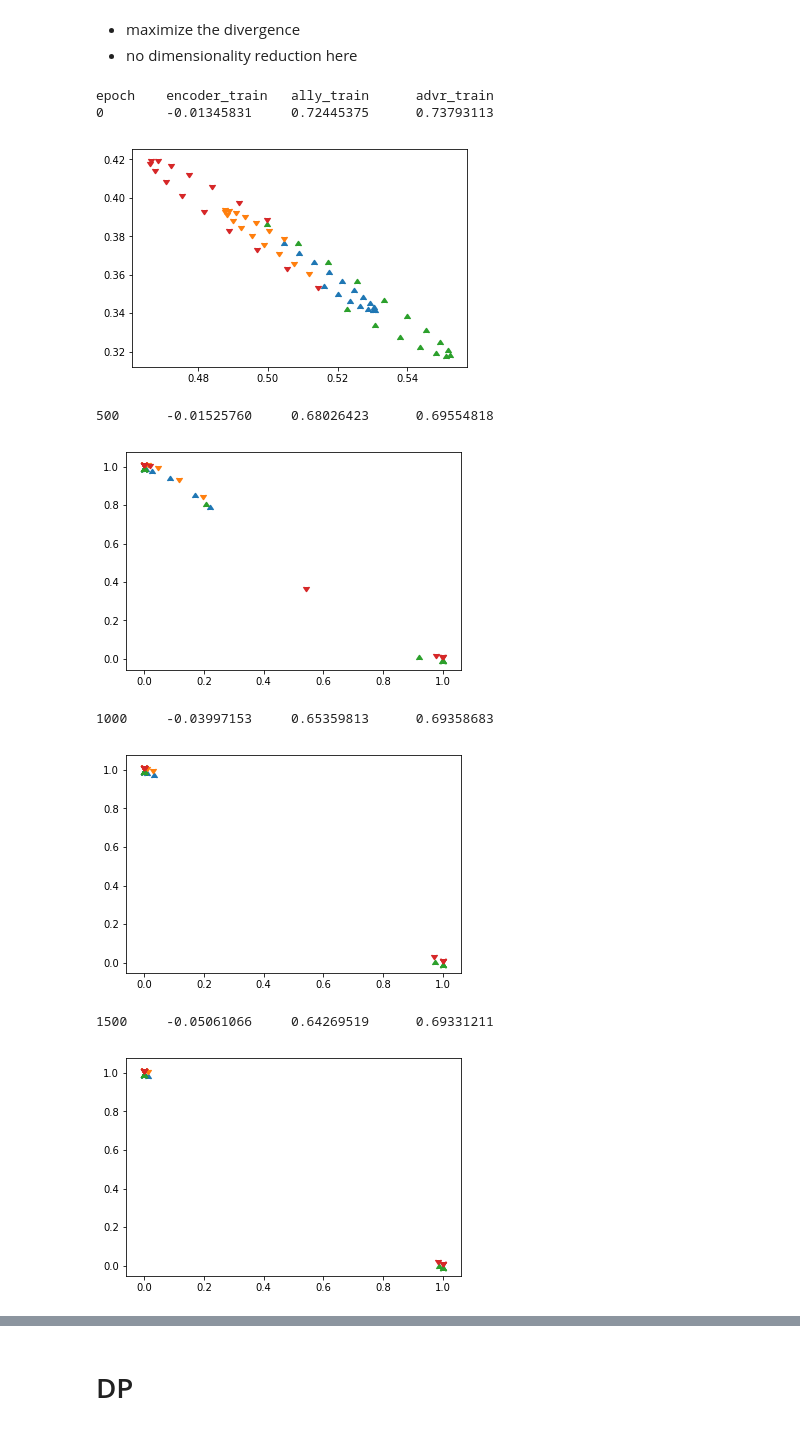
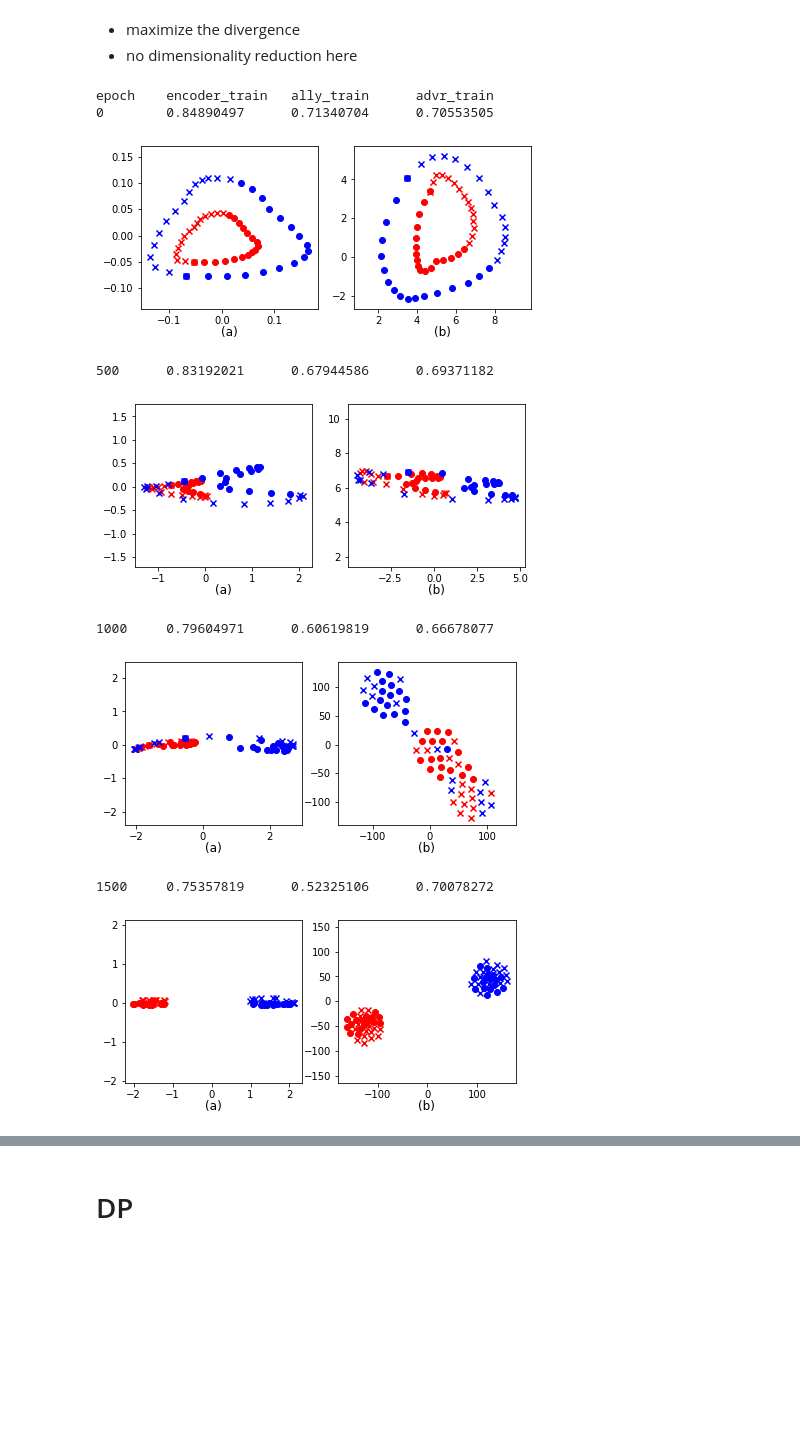
Before and after one commit to shams-sam/PrivacyGANs, a Jupyter notebook: 06. InterpretationTrialCircularDataset.ipynb, the cells around one changed output, grey strips where cells are left out. Drawn from its saved outputs; the diff is of its cells as text; code cells hidden in the pictures; blank space fills up the shorter version.

```diff
--- a/06. InterpretationTrialCircularDataset.ipynb
+++ b/06. InterpretationTrialCircularDataset.ipynb
@@ -139,7 +179,7 @@ print("epoch \t Aencoder_train")
 ae_epoch = []
 ae_train = []
 
-for epoch in range(1001):
+for epoch in range(10001):
     auto_encoder.train()
     ae_optimizer.zero_grad()
 
@@ -151,7 +191,7 @@ for epoch in range(1001):
     ae_epoch.append(epoch)
     ae_train.append(ae_loss.item())
 
-    if epoch%100!=0:
+    if epoch%1000!=0:
         continue
 
     print('{} \t {:.8f}'.format(
@@ -203,11 +243,12 @@ class Encoder(torch.nn.Module):
         self.relu = torch.nn.ReLU()
         self.fc2 = torch.nn.Linear(self.hidden_size, self.output_size)
         self.sigmoid = torch.nn.Sigmoid()
+        self.tanh = torch.nn.Tanh()
     def forward(self, x):
         hidden = self.fc1(x)
         relu = self.relu(hidden)
         output = self.fc2(relu)
-        output = self.sigmoid(output)
+        output = self.tanh(output)
         return output
 
 
@@ -221,9 +262,10 @@ class Ally(torch.nn.Module):
         self.relu = torch.nn.ReLU()
         self.fc2 = torch.nn.Linear(self.hidden_size, self.output_size)
         self.sigmoid = torch.nn.Sigmoid()
+        self.tanh = torch.nn.Tanh()
     def forward(self, x):
         hidden = self.fc1(x)
-        relu = self.sigmoid(hidden)
+        relu = self.relu(hidden)
         output = self.fc2(relu)
         output = self.sigmoid(output)
         return output
@@ -239,10 +281,10 @@ class Adversary(torch.nn.Module):
         self.relu = torch.nn.ReLU()
         self.fc2 = torch.nn.Linear(self.hidden_size, self.output_size)
         self.sigmoid = torch.nn.Sigmoid()
-
+        self.tanh = torch.nn.Tanh()
     def forward(self, x):
         hidden = self.fc1(x)
-        relu = self.sigmoid(hidden)
+        relu = self.relu(hidden)
         output = self.fc2(relu)
         output = self.sigmoid(output)
         return output
@@ -251,18 +295,20 @@ def train_privacy_gan(alpha, lr_encd, lr_ally, lr_advr, n_iter_gan, d_reps, plot
     encoding_dimension = X_pca.shape[1]
     encoder = Encoder(
         input_size=X_torch.shape[1],
-        hidden_size=encoding_dimension*2,
-        output_size=encoding_dimension)
+        hidden_size=encoding_dimension*8,
+        output_size=encoding_dimension*4)
     ally = Ally(
-        input_size=encoding_dimension,
-        hidden_size=encoding_dimension*2,
+        input_size=encoding_dimension*4,
+        hidden_size=encoding_dimension*8,
         output_size=y_ally_torch.shape[1])
     adversary = Adversary(
-        input_size=encoding_dimension,
-        hidden_size=encoding_dimension*2,
+        input_size=encoding_dimension*4,
+        hidden_size=encoding_dimension*8,
         output_size=y_advr_torch.shape[1])
 
     criterion = torch.nn.BCEWithLogitsLoss()
+    kldiv = torch.nn.KLDivLoss()
+    l1_loss = torch.nn.L1Loss()
     optimizer = torch.optim.Adam
     encd_optimizer = optimizer(encoder.parameters(), lr = lr_encd)
     ally_optimizer = optimizer(ally.parameters(), lr=lr_ally)
@@ -288,8 +334,9 @@ def train_privacy_gan(alpha, lr_encd, lr_ally, lr_advr, n_iter_gan, d_reps, plot
         y_advr_torch_hat = adversary(X_ganencoded)
         # Compute Loss
         ally_loss = criterion(y_ally_torch_hat, y_ally_torch)
-        advr_loss = criterion(y_advr_torch_hat, y_advr_torch)
-        encd_loss = ally_loss - advr_loss
+#         advr_loss = -criterion(y_advr_torch_hat, y_advr_torch)
+        advr_loss = (32 - l1_loss(y_advr_torch_hat, y_advr_torch))/32
+        encd_loss = alpha * ally_loss + (1- alpha) * advr_loss
         # Backward pass
 
         encd_optimizer.zero_grad()
@@ -310,7 +357,6 @@ def train_privacy_gan(alpha, lr_encd, lr_ally, lr_advr, n_iter_gan, d_reps, plot
             advr_loss = criterion(y_advr_torch_hat, y_advr_torch)
             advr_loss.backward()
             advr_optimizer.step()
-
         if plot:
             g_epoch.append(epoch)
             enc_train.append(encd_loss.item())
@@ -349,28 +395,28 @@ def train_privacy_gan(alpha, lr_encd, lr_ally, lr_advr, n_iter_gan, d_reps, plot
 - no dimensionality reduction here
 # %%
 alpha = 0.5
-lr_encd = 0.01
-lr_ally = 0.001
-lr_advr = 0.001
-n_iter_gan = 5001
-d_reps = 2
+lr_encd = 0.001
+lr_ally = 0.0001
+lr_advr = 0.0001
+n_iter_gan = 10001
+d_reps = 1
 
 # alpha = 0.5
 # lr_encd = 0.01
 # lr_ally = 0.001
 # lr_advr = 0.0001
 # n_iter_gan = 5001
 # d_reps = 2
 
 
 encoder = train_privacy_gan(alpha, lr_encd, lr_ally, lr_advr, n_iter_gan, d_reps, plot=True, debug=True)
 # %% [output]
 epoch    encoder_train   ally_train      advr_train
-0        -0.01345831     0.72445375      0.73793113
+0        0.84890497      0.71340704      0.70553505
-[figure, old version]
+[figure, new version]
-500      -0.01525760     0.68026423      0.69554818
+500      0.83192021      0.67944586      0.69371182
-[figure, old version]
+[figure, new version]
-1000     -0.03997153     0.65359813      0.69358683
+1000     0.79604971      0.60619819      0.66678077
-[figure, old version]
+[figure, new version]
-1500     -0.05061066     0.64269519      0.69331211
+1500     0.75357819      0.52325106      0.70078272
-[figure, old version]
+[figure, new version]
```
Also changed, not shown: parts of 26 cells of this notebook, 39 other files.
